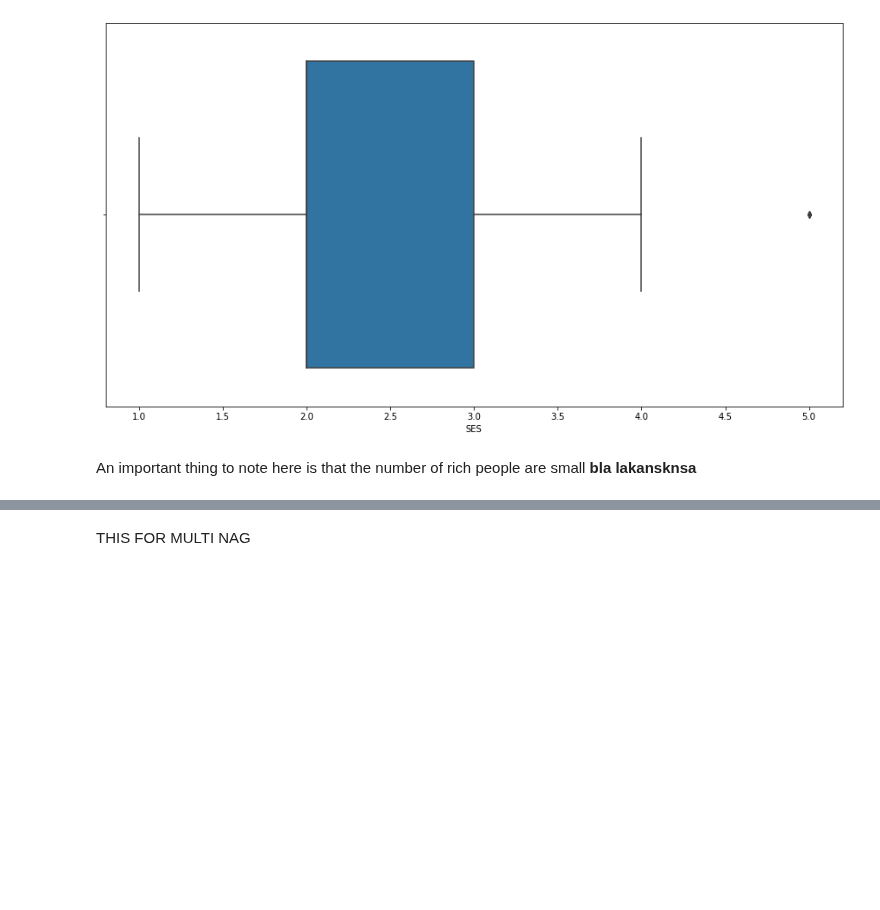
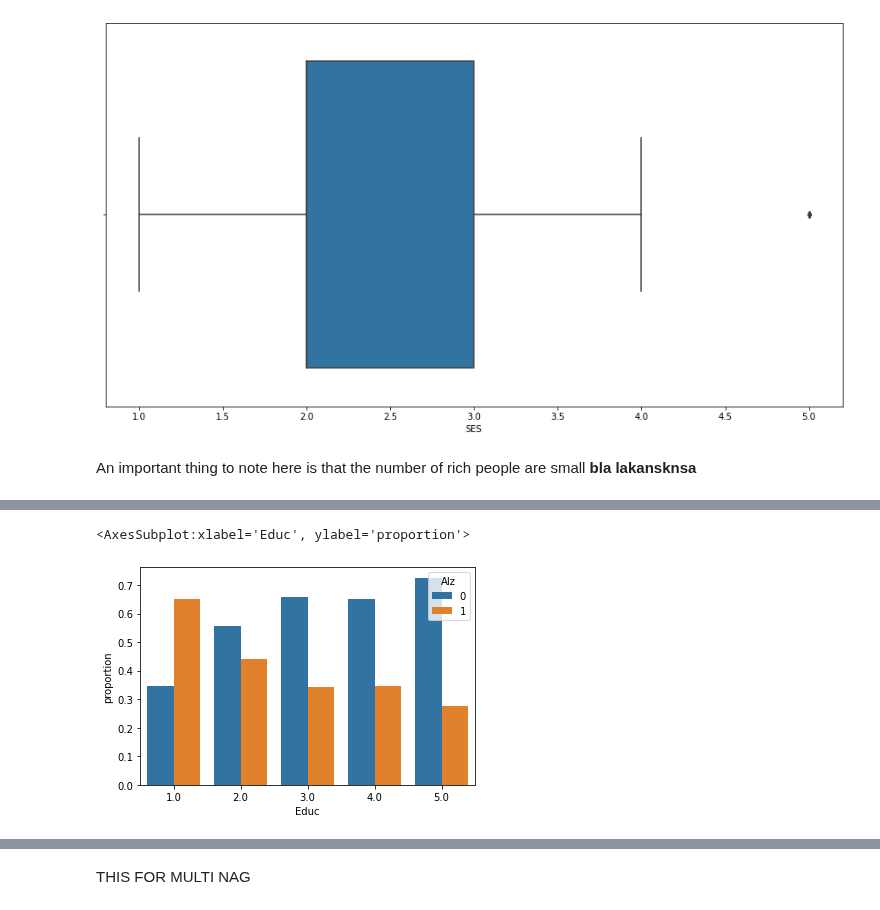
Before and after one commit to Gauss-x/Alzheimer-s-Analysis, a Jupyter notebook: cross-sectional.ipynb, the cells around one changed output, grey strips where cells are left out. Cells and saved outputs as stored; diff of their text form; code cells hidden in the pictures; blank space fills up the shorter version.

```diff
--- a/cross-sectional.ipynb
+++ b/cross-sectional.ipynb
@@ -350,0 +354,9 @@ sns.kdeplot(data=df_cross, x = 'Educ', hue='Alz')
+# %%
+gender = df_cross.groupby('Educ')
+
+df = gender['Alz'].value_counts(normalize=True).rename('proportion').to_frame().reset_index()
+df
+sns.barplot(data=df,x='Educ',y='proportion',hue='Alz')
+# %% [output]
+<AxesSubplot:xlabel='Educ', ylabel='proportion'>
+[figure, added]
```
Also changed, not shown: parts of 10 cells of this notebook.
